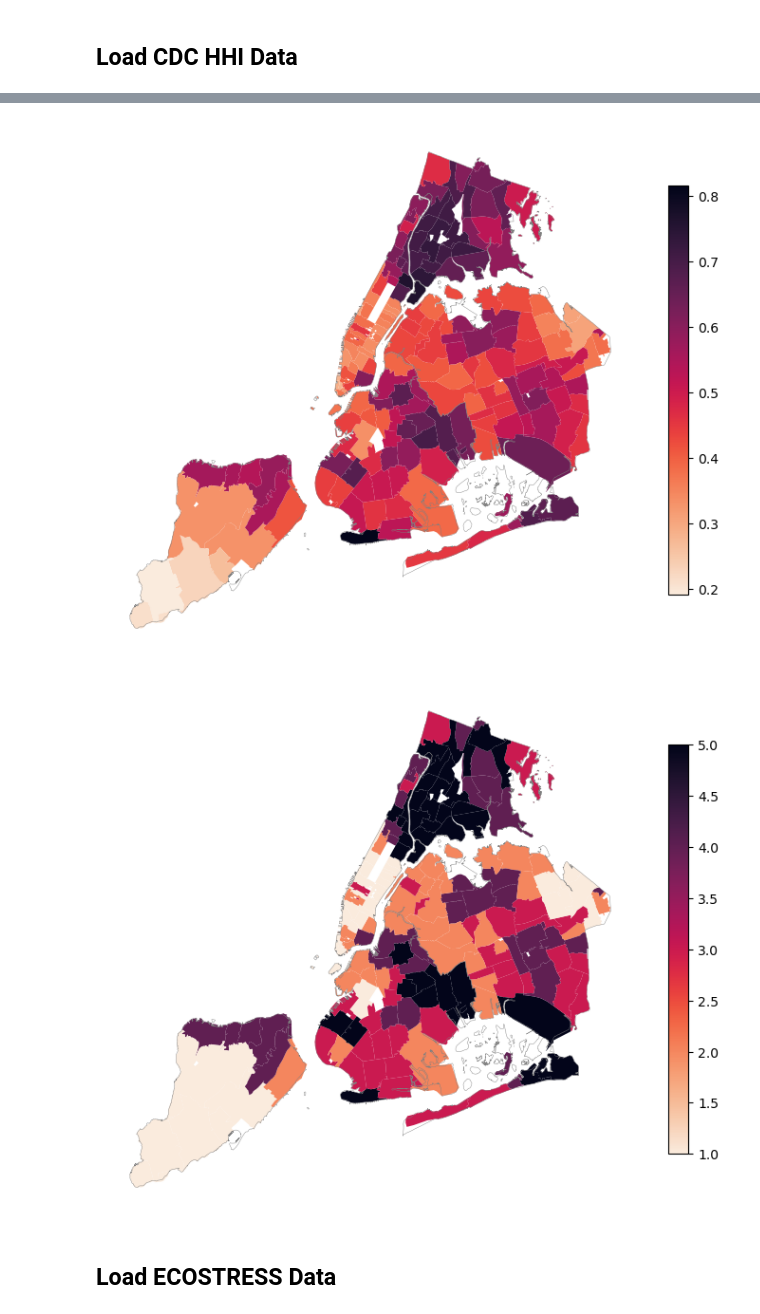
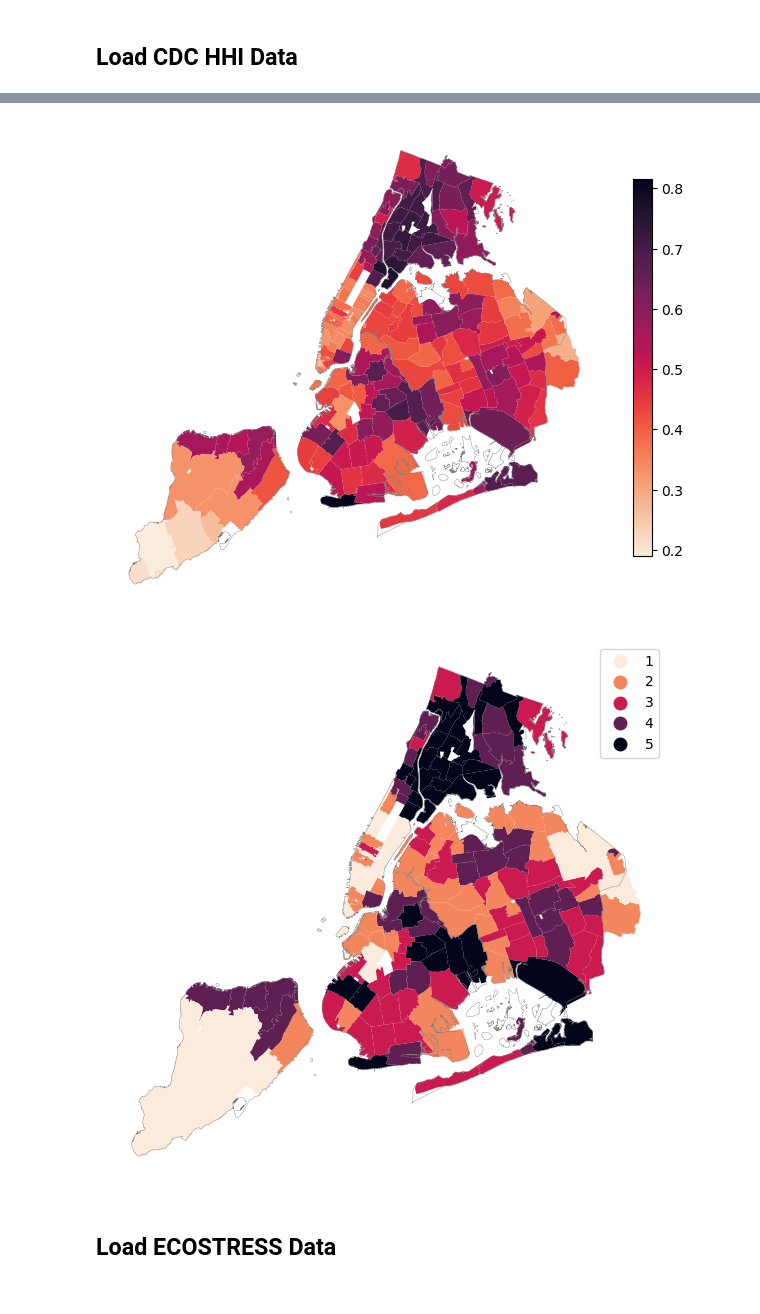
Before and after one commit to jennahgosciak/ScrutinizingIndexRiskAssessments, a Jupyter notebook: replicate-figures.ipynb, the cells around one changed output, grey strips where cells are left out. Cells and saved outputs as stored; diff of their text form; code cells hidden in the pictures.

```diff
--- a/replicate-figures.ipynb
+++ b/replicate-figures.ipynb
@@ -10,6 +10,7 @@ import itertools
 from matplotlib import pyplot as plt
 from scipy import stats
 from tqdm import tqdm
+import matplotlib as mpl
 
 from scripts.utils import *
 from census import Census
@@ -27,12 +28,12 @@ load_hvi = False
 print_all_nri = False
 load_nri = False
 
-rank_method = "min"  # average is alternative
-correlation_method = "spearman"  # alternatives are pearson or kendalls tau
+rank_method = "average"  # min, average is alternative
+correlation_method = "spearman"  # alternatives are pearson or kendall
 
 # parameters for spatial joins
 spatial_join_method = (
-    "centroid"  # alternatives: centroid, representative_point, spatial_overlap
+    "spatial_overlap"  # alternatives: centroid, representative_point, spatial_overlap
 )
 # %%
 # Set up defaults for plotting
@@ -255,9 +269,11 @@ ZCTA data size: (181, 80)
 # %%
 plot_simple_map(df_cdc_hhi_geo, boros_geo, "OVERALL_SCORE", "cdc_hhi_raw.pdf")
-plot_simple_map(df_cdc_hhi_geo, boros_geo, "OVERALL_SCORE_q5", "cdc_hhi.pdf")
+plot_simple_map(
+    df_cdc_hhi_geo, boros_geo, "OVERALL_SCORE_q5", "cdc_hhi.pdf", categorical=True
+)
 # %% [output]
-[figure, old version]
+[figure, new version]
-[figure, old version]
+[figure, new version]
 # %% [markdown]
 ## Load ECOSTRESS Data
 # %%
```
Also changed, not shown: parts of 37 cells of this notebook, 18 other files.
